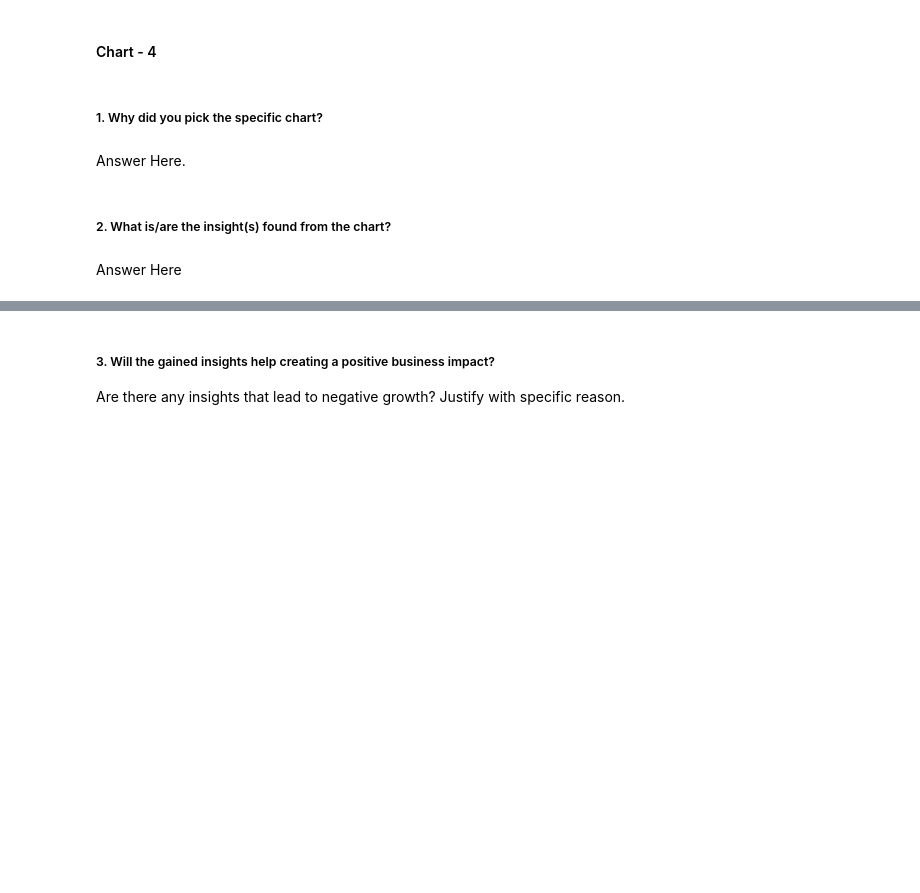
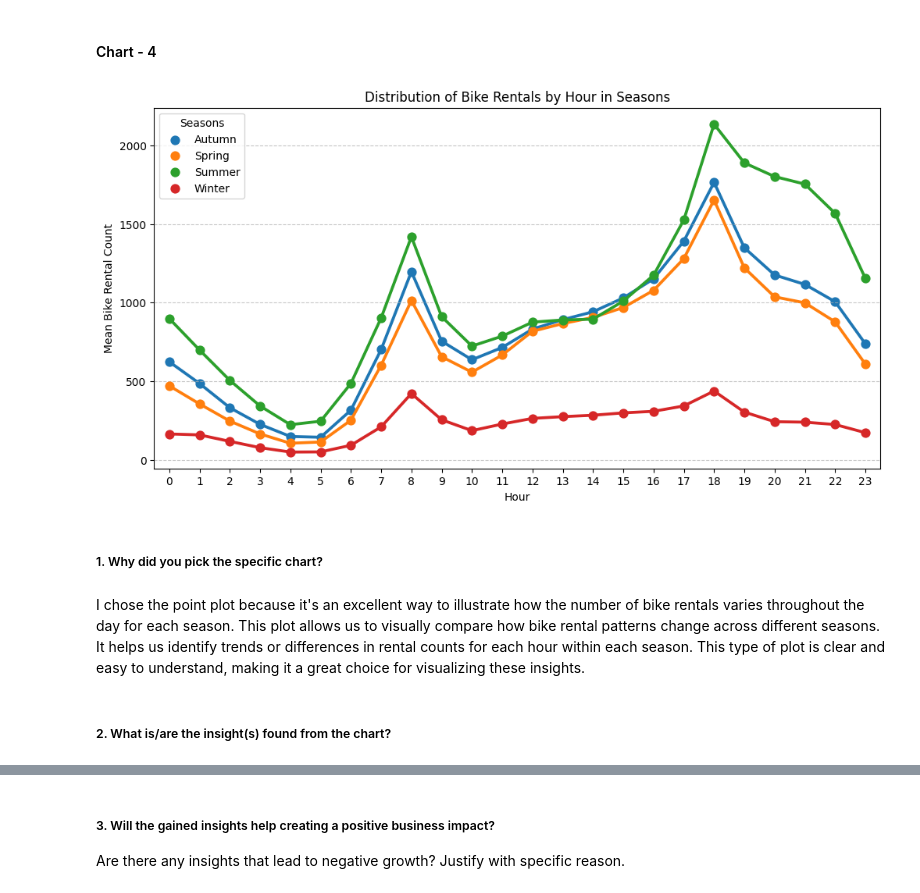
Before and after one commit to rashmi0852/Bike_Sharing_Demand_Prediction, a Jupyter notebook: Indivisual_Notebook.ipynb, the cells around one changed output, grey strips where cells are left out. Cells and saved outputs as stored; diff of their text form; code cells hidden in the pictures; blank space fills up the shorter version.

```diff
--- a/Indivisual_Notebook.ipynb
+++ b/Indivisual_Notebook.ipynb
@@ -562,0 +565,10 @@ Rental counts for Holiday
+# %%
+#Question-4: Distribution of bike rental accoding to hour in seasons?
+
+# Group the data by 'Seasons' and 'Hour' and calculate the average of 'Rented_bike_count'
+season_hourly_rentals =round(bike_df.groupby(['Seasons', 'Hour'])['Rented_bike_count'].mean()
+                                                                               .reset_index())
+
+#Print result
+print ("Bike rental by each hour in seasons \n" + "---"*8)
+print(season_hourly_rentals)
@@ -775,8 +918,21 @@ The insights gained from the visualization of the categorical variables can inde
+# %%
+# Chart - 4 visualization code
+##Question-4: Distribution of bike rental accoding to hour in seasons?
+
+# Create a point plot to visualize the distribution
+plt.figure(figsize=(12, 6))
+sns.pointplot(data=season_hourly_rentals, x='Hour', y='Rented_bike_count', hue='Seasons', ci=None, markers='o', linestyles='-')
+plt.title('Distribution of Bike Rentals by Hour in Seasons')
+plt.xlabel('Hour')
+plt.ylabel('Mean Bike Rental Count')
+plt.legend(title='Seasons')
+plt.grid(axis='y', linestyle='--', alpha=0.7)
+plt.show()
+# %% [output]
+[figure, added]
 # %% [markdown]
 ##### 1. Why did you pick the specific chart?
-# %% [markdown]
-Answer Here.
+# %% [markdown]
+I chose the point plot because it's an excellent way to illustrate how the number of bike rentals varies throughout the day for each season. This plot allows us to visually compare how bike rental patterns change across different seasons. It helps us identify trends or differences in rental counts for each hour within each season. This type of plot is clear and easy to understand, making it a great choice for visualizing these insights.
 # %% [markdown]
 ##### 2. What is/are the insight(s) found from the chart?
-# %% [markdown]
-Answer Here
```
Also changed, not shown: parts of 48 cells of this notebook.
